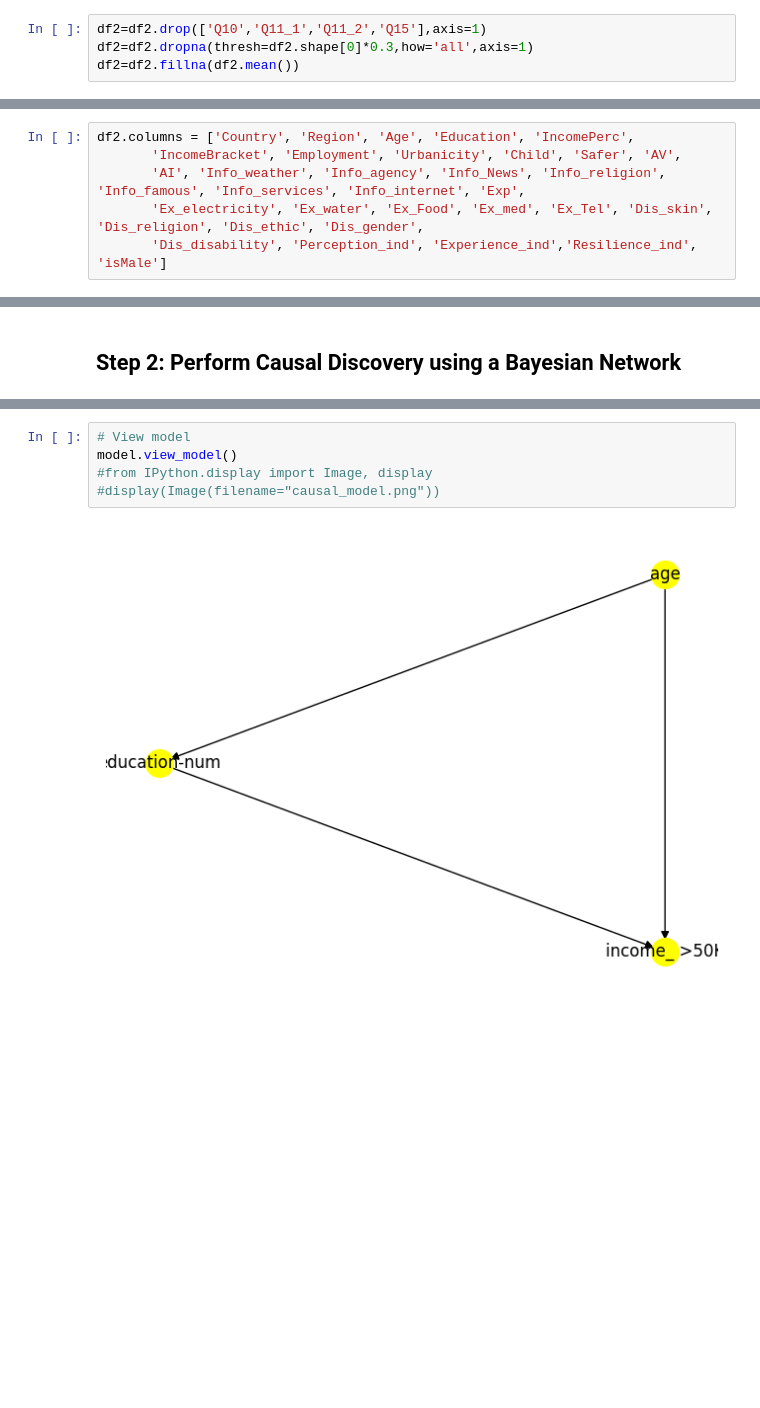
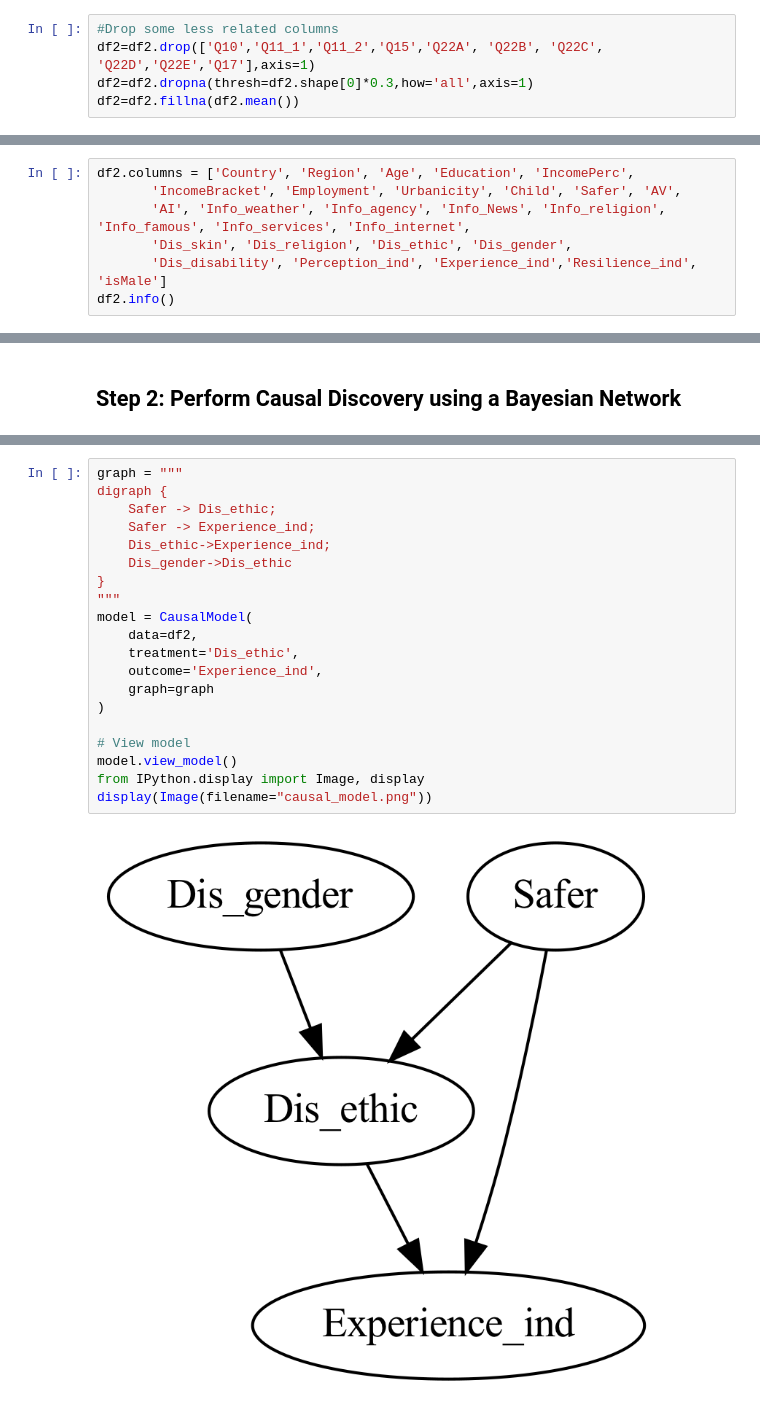
Before and after one commit to leminhkieu/Perception-experience-and-resilience-to-risks-a-global-analysis, a Jupyter notebook: Codes/Causal_discovery_inference.ipynb, the cells around one changed output, grey strips where cells are left out. Cells and saved outputs as stored; diff of their text form; blank space fills up the shorter version.

```diff
--- a/Codes/Causal_discovery_inference.ipynb
+++ b/Codes/Causal_discovery_inference.ipynb
@@ -161,6 +161,7 @@ df2.head(2)
 # %% [markdown]
 Now let's do some more data cleaning
 # %%
-df2=df2.drop(['Q10','Q11_1','Q11_2','Q15'],axis=1)
+#Drop some less related columns
+df2=df2.drop(['Q10','Q11_1','Q11_2','Q15','Q22A', 'Q22B', 'Q22C', 'Q22D','Q22E','Q17'],axis=1)
 df2=df2.dropna(thresh=df2.shape[0]*0.3,how='all',axis=1)
 df2=df2.fillna(df2.mean())
@@ -243,6 +240,7 @@ Index(['Country', 'GlobalRegion', 'Age', 'Education', 'IncomeFeelings',
 # %%
 df2.columns = ['Country', 'Region', 'Age', 'Education', 'IncomePerc',
        'IncomeBracket', 'Employment', 'Urbanicity', 'Child', 'Safer', 'AV',
-       'AI', 'Info_weather', 'Info_agency', 'Info_News', 'Info_religion', 'Info_famous', 'Info_services', 'Info_internet', 'Exp',
-       'Ex_electricity', 'Ex_water', 'Ex_Food', 'Ex_med', 'Ex_Tel', 'Dis_skin', 'Dis_religion', 'Dis_ethic', 'Dis_gender',
+       'AI', 'Info_weather', 'Info_agency', 'Info_News', 'Info_religion', 'Info_famous', 'Info_services', 'Info_internet',
+       'Dis_skin', 'Dis_religion', 'Dis_ethic', 'Dis_gender',
        'Dis_disability', 'Perception_ind', 'Experience_ind','Resilience_ind', 'isMale']
+df2.info()
@@ -326,7 +331,22 @@ model=CausalModel(
 # %%
+graph = """
+digraph {
+    Safer -> Dis_ethic;
+    Safer -> Experience_ind;
+    Dis_ethic->Experience_ind;
+    Dis_gender->Dis_ethic
+}
+"""
+model = CausalModel(
+    data=df2,
+    treatment='Dis_ethic',
+    outcome='Experience_ind',
+    graph=graph
+)
+
 # View model
 model.view_model()
-#from IPython.display import Image, display
-#display(Image(filename="causal_model.png"))
+from IPython.display import Image, display
+display(Image(filename="causal_model.png"))
 # %% [output]
-[figure, old version]
+[figure, new version]
```
Also changed, not shown: parts of 35 cells of this notebook, 8 other files.
